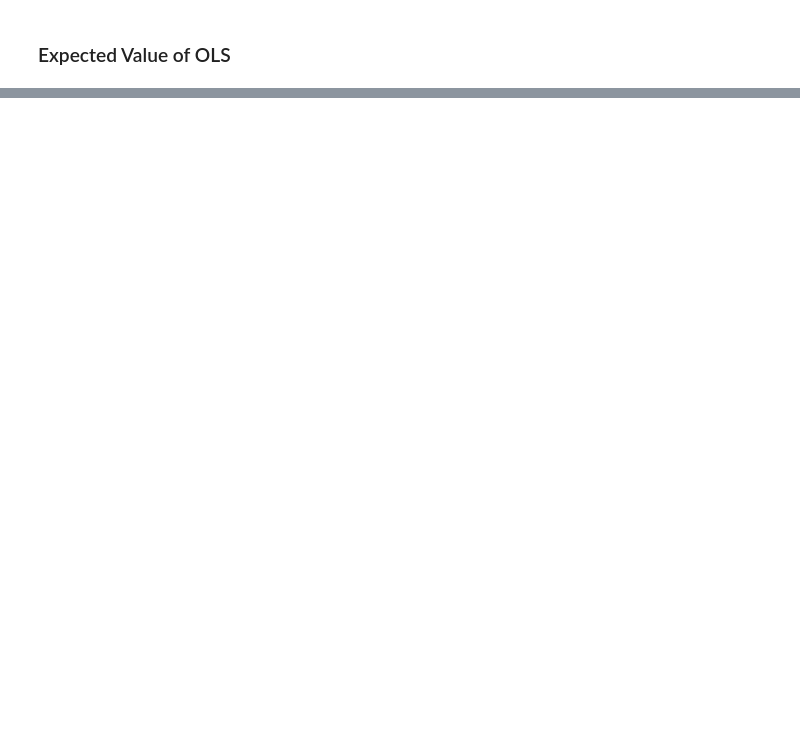
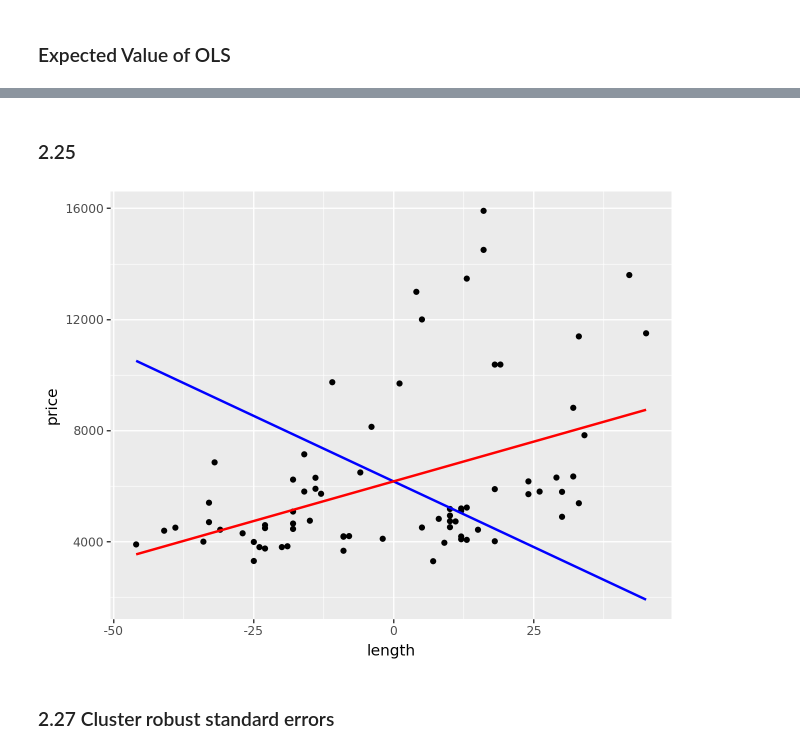
Before and after one commit to vaibrainium/Causal-Inference-The-Mixtape, a Jupyter notebook: notebooks/chapter-2.ipynb, the cells around one changed output, grey strips where cells are left out. Cells and saved outputs as stored; diff of their text form; code cells hidden in the pictures; blank space fills up the shorter version.

```diff
--- a/notebooks/chapter-2.ipynb
+++ b/notebooks/chapter-2.ipynb
@@ -191,0 +189,39 @@ Mean of beta estimates: 2.000616976024828
+# %% [markdown]
+### 2.25
+# %%
+import numpy as np
+import pandas as pd
+import statsmodels.api as sm
+import statsmodels.formula.api as smf
+from itertools import combinations
+import plotnine as p
+
+# read data
+import ssl
+ssl._create_default_https_context = ssl._create_unverified_context
+def read_data(file):
+    return pd.read_stata("https://github.com/scunning1975/mixtape/raw/master/" + file)
+
+
+auto = pd.read_stata('https://github.com/scunning1975/mixtape/raw/master/auto.dta')
+auto['length'] = auto['length'] - auto['length'].mean()
+
+lm1 = sm.OLS.from_formula('price ~ length', data=auto).fit()
+lm2 = sm.OLS.from_formula('price ~ length + weight + headroom + mpg', data=auto).fit()
+# %%
+coef_lm1 = lm1.params
+coef_lm2 = lm2.params
+resid_lm2 = lm2.resid
+
+auto['y_single'] = coef_lm1[0] + coef_lm1[1]*auto['length']
+auto['y_multi'] = coef_lm1[0] + coef_lm2[1]*auto['length']
+
+
+p.ggplot(auto) +\
+  p.geom_point(p.aes(x = 'length', y = 'price')) +\
+  p.geom_smooth(p.aes(x = 'length', y = 'y_multi'), color = "blue") +\
+  p.geom_smooth(p.aes(x = 'length', y = 'y_single'), color="red")
+# %% [output]
+[figure, added]
+# %% [markdown]
+### 2.27 Cluster robust standard errors
```
Also changed, not shown: parts of 19 cells of this notebook.
